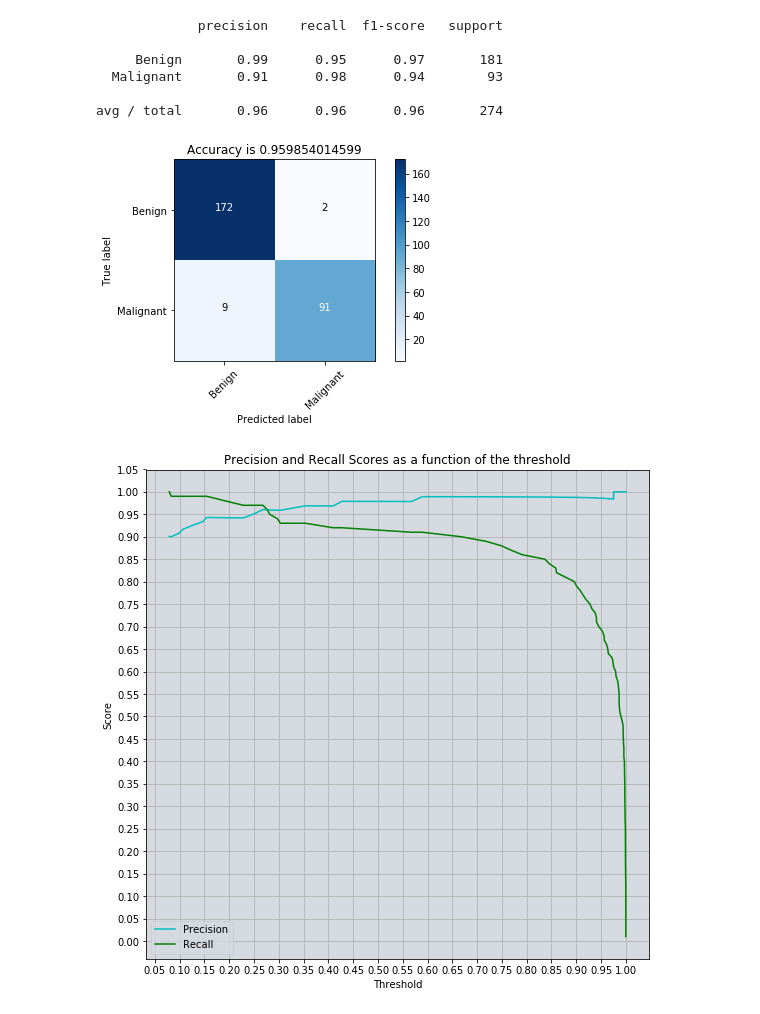
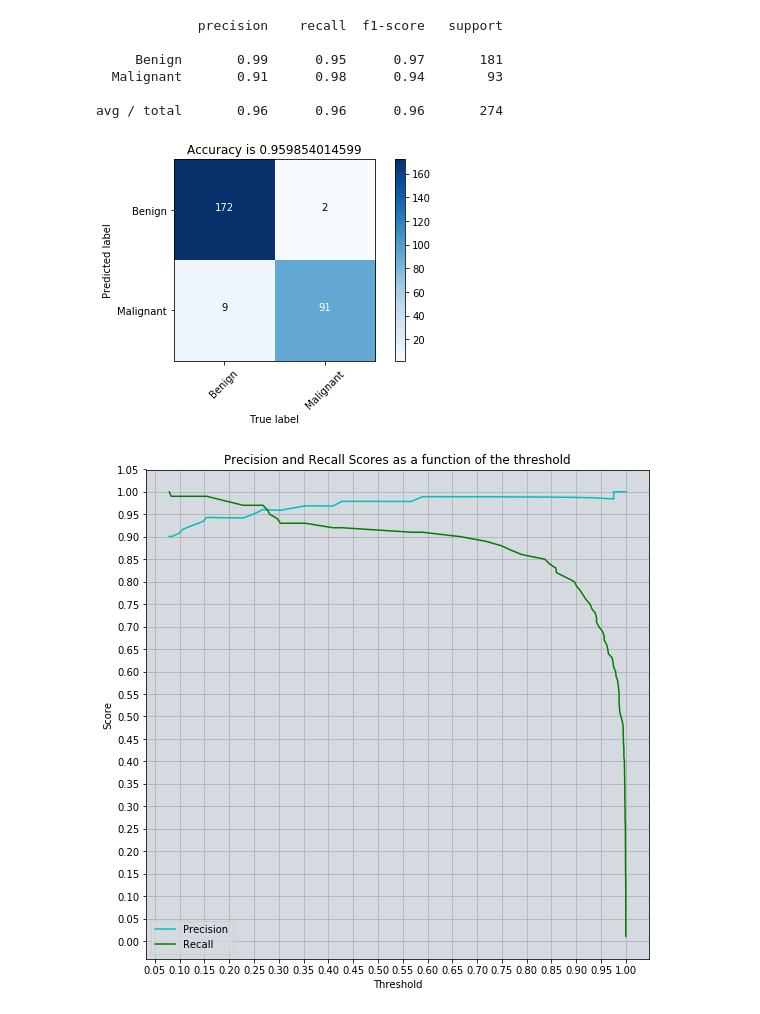
Before and after one commit to saurbkumar/cancer_predction, a Jupyter notebook: figure.ipynb, the cells around one changed output. Cells and saved outputs as stored; diff of their text form; code cells hidden in the pictures.

```diff
--- a/figure.ipynb
+++ b/figure.ipynb
@@ -263,34 +265,34 @@ def plt_confusion_matrix(y_pred,y_test,accuracy):
     title_=  "Accuracy is "+ str(accuracy)
     plot_confusion_matrix(cnf_matrix, classes=CLASS_NAME,title=title_)
 
 def plot_confusion_matrix(cm, classes,
                           normalize=False,
                           title='Confusion matrix',
                           cmap=plt.cm.Blues):
 
 
     """
     This function prints and plots the confusion matrix.
     Normalization can be applied by setting `normalize=True`.
     """
     plt.imshow(cm, interpolation='nearest', cmap=cmap)
     plt.title(title)
     plt.colorbar()
     tick_marks = np.arange(len(classes))
     plt.xticks(tick_marks, classes, rotation=45)
     plt.yticks(tick_marks, classes)
     thresh = cm.max() / 2.
     for i, j in itertools.product(range(cm.shape[0]), range(cm.shape[1])):
         plt.text(j, i, cm[i, j],
                  horizontalalignment="center",
                  color="white" if cm[i, j] > thresh else "black")
 
     plt.tight_layout()
-    plt.ylabel('True label')
-    plt.xlabel('Predicted label')
+    plt.ylabel('Predicted label')
+    plt.xlabel('True label')
     plt.show()
 
 plt_confusion_matrix(y_pred_lr,y_test,score_)
 # %% [output]
-[figure, old version]
+[figure, new version]
 # %%
```
Also changed, not shown: parts of 10 cells of this notebook.
